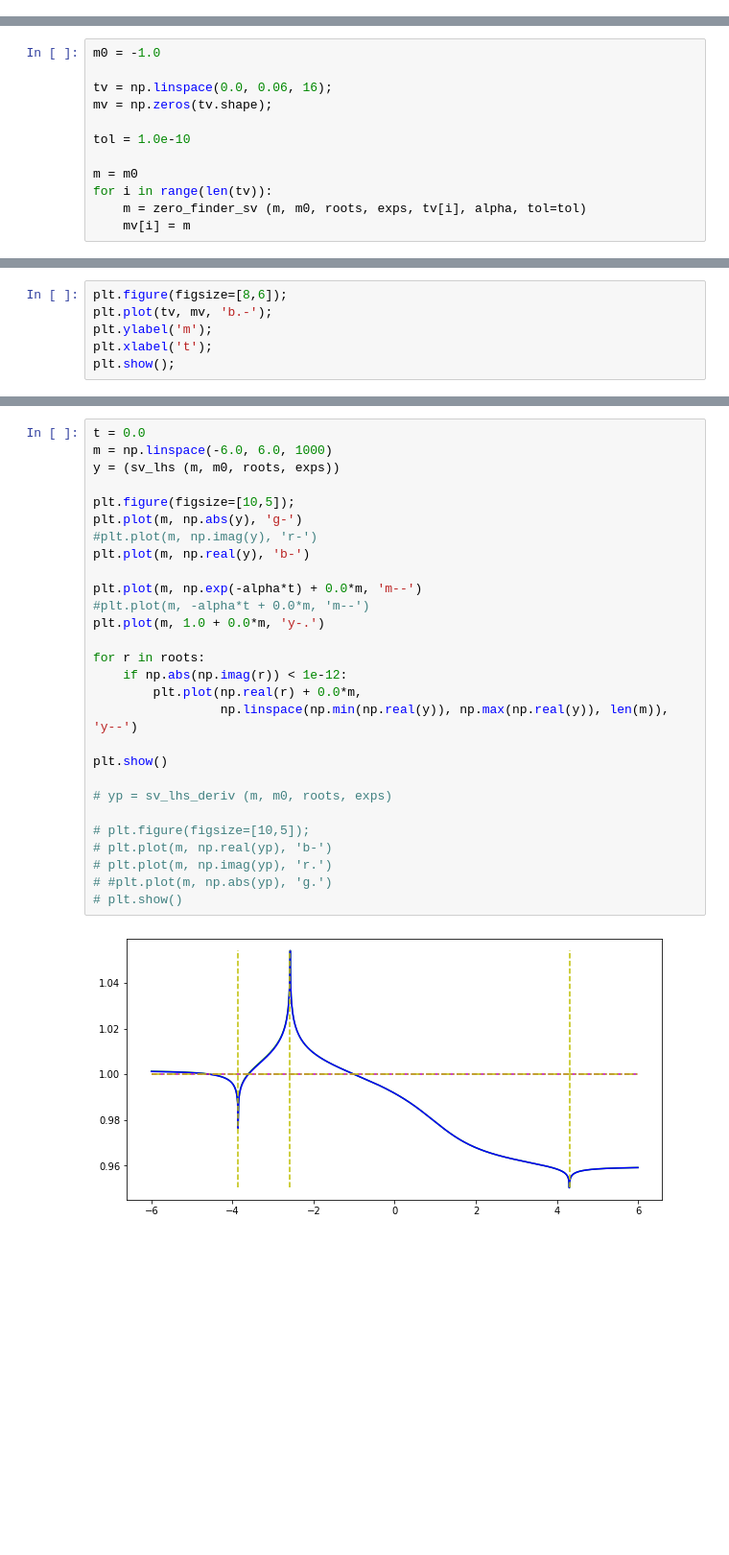
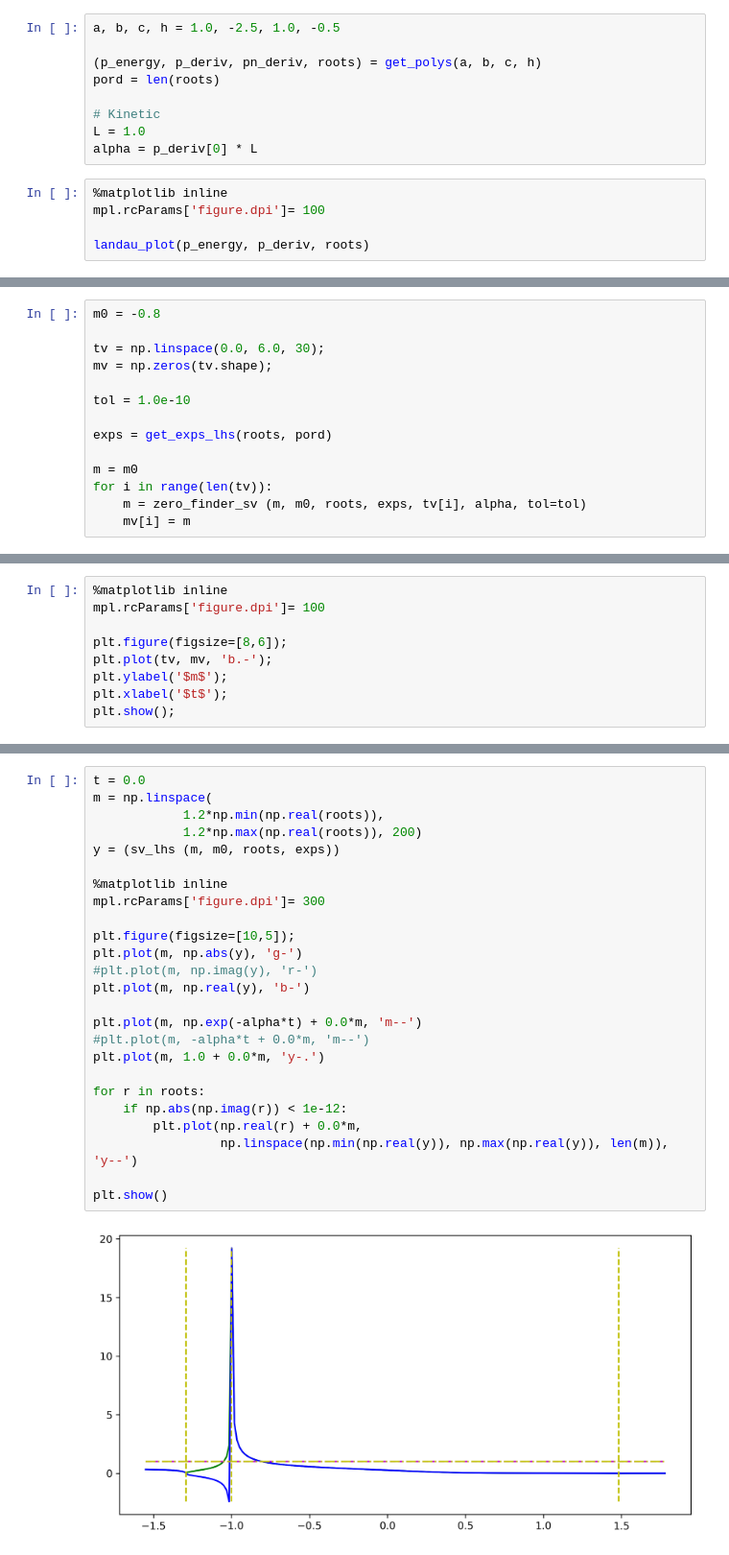
Before and after one commit to guycmoore/GuyMooreProjects, a Jupyter notebook: Landau/LandauExperiment.ipynb, the cells around one changed output, grey strips where cells are left out. Shown: that part at 96% size. Drawn from its saved outputs; the diff is of its cells as text; blank space fills up the shorter version.

```diff
--- a/Landau/LandauExperiment.ipynb
+++ b/Landau/LandauExperiment.ipynb
@@ -180,0 +98,14 @@ plt.show();
+# %%
+a, b, c, h = 1.0, -2.5, 1.0, -0.5
+
+(p_energy, p_deriv, pn_deriv, roots) = get_polys(a, b, c, h)
+pord = len(roots)
+
+# Kinetic
+L = 1.0
+alpha = p_deriv[0] * L
+# %%
+%matplotlib inline
+mpl.rcParams['figure.dpi']= 100
+
+landau_plot(p_energy, p_deriv, roots)
@@ -225,10 +117,12 @@ exponents =
 # %%
-m0 = -1.0
+m0 = -0.8
 
-tv = np.linspace(0.0, 0.06, 16);
+tv = np.linspace(0.0, 6.0, 30);
 mv = np.zeros(tv.shape);
 
 tol = 1.0e-10
+
+exps = get_exps_lhs(roots, pord)
 
 m = m0
 for i in range(len(tv)):
@@ -255,7 +131,10 @@ num iter =  18
 # %%
+%matplotlib inline
+mpl.rcParams['figure.dpi']= 100
+
 plt.figure(figsize=[8,6]);
 plt.plot(tv, mv, 'b.-');
-plt.ylabel('m');
-plt.xlabel('t');
+plt.ylabel('$m$');
+plt.xlabel('$t$');
 plt.show();
 # %% [output]
@@ -263,30 +142,27 @@ plt.show();
 # %%
 t = 0.0
-m = np.linspace(-6.0, 6.0, 1000)
+m = np.linspace(
+            1.2*np.min(np.real(roots)),
+            1.2*np.max(np.real(roots)), 200)
 y = (sv_lhs (m, m0, roots, exps))
+
+%matplotlib inline
+mpl.rcParams['figure.dpi']= 300
 
 plt.figure(figsize=[10,5]);
 plt.plot(m, np.abs(y), 'g-')
 #plt.plot(m, np.imag(y), 'r-')
 plt.plot(m, np.real(y), 'b-')
 
 plt.plot(m, np.exp(-alpha*t) + 0.0*m, 'm--')
 #plt.plot(m, -alpha*t + 0.0*m, 'm--')
 plt.plot(m, 1.0 + 0.0*m, 'y-.')
 
 for r in roots:
     if np.abs(np.imag(r)) < 1e-12:
         plt.plot(np.real(r) + 0.0*m,
                  np.linspace(np.min(np.real(y)), np.max(np.real(y)), len(m)), 'y--')
 
 plt.show()
-
-# yp = sv_lhs_deriv (m, m0, roots, exps)
-
-# plt.figure(figsize=[10,5]);
-# plt.plot(m, np.real(yp), 'b-')
-# plt.plot(m, np.imag(yp), 'r.')
-# #plt.plot(m, np.abs(yp), 'g.')
-# plt.show()
 # %% [output]
-[figure, old version]
+[figure, new version]
```
Also changed, not shown: parts of 22 cells of this notebook, 1 other file.
